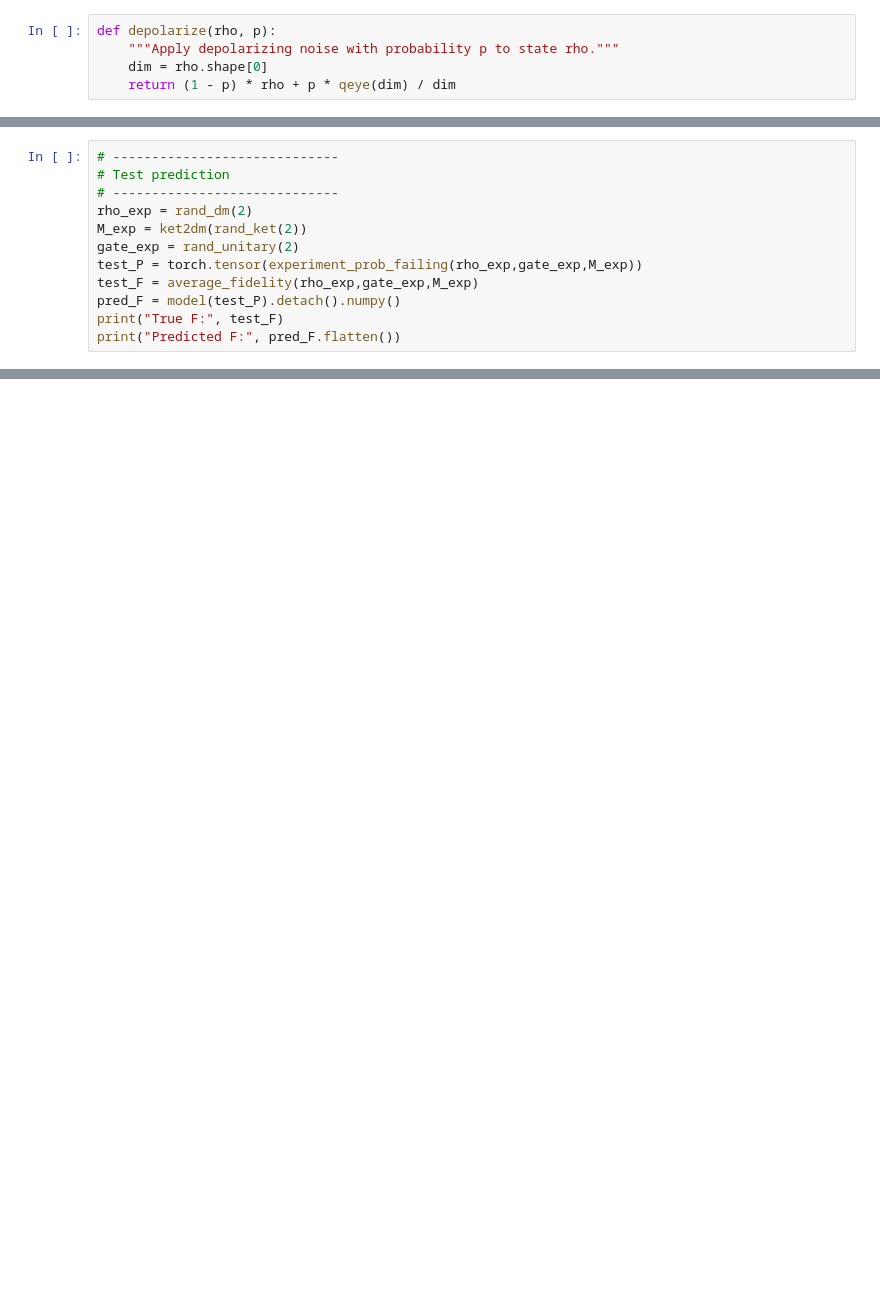
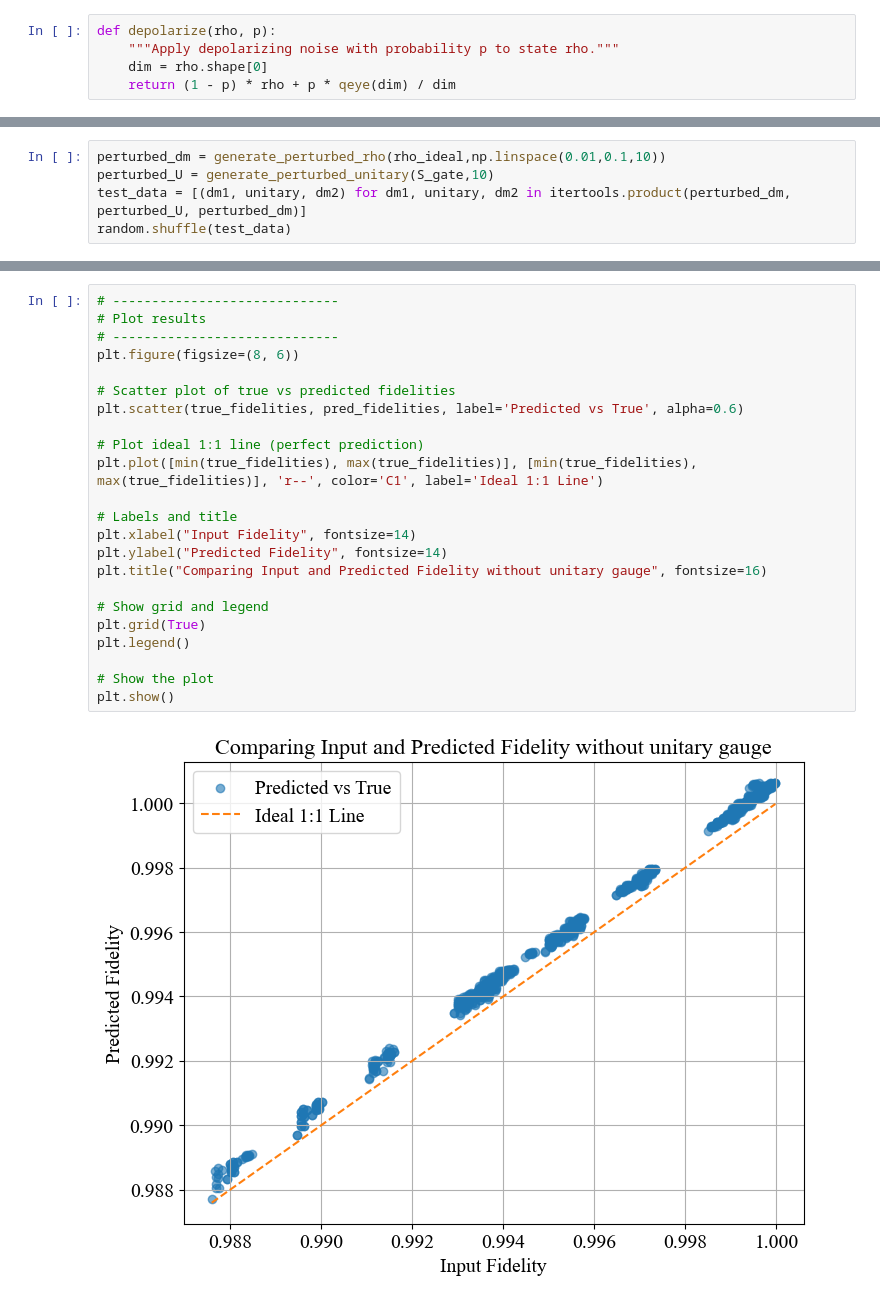
Before and after one commit to khanhuyengiang/aceqc, a Jupyter notebook: input_data.ipynb, the cells around one changed output, grey strips where cells are left out. Saved outputs shown, nothing was run; the diff lists cells and outputs as text; blank space fills up the shorter version.

```diff
--- a/input_data.ipynb
+++ b/input_data.ipynb
@@ -299,13 +199 @@ Epoch 40, Loss: 0.000000
 Epoch 50, Loss: 0.000000
-# %%
-# -----------------------------
-# Test prediction
-# -----------------------------
-rho_exp = rand_dm(2)
-M_exp = ket2dm(rand_ket(2))
-gate_exp = rand_unitary(2)
-test_P = torch.tensor(experiment_prob_failing(rho_exp,gate_exp,M_exp))
-test_F = average_fidelity(rho_exp,gate_exp,M_exp)
-pred_F = model(test_P).detach().numpy()
-print("True F:", test_F)
-print("Predicted F:", pred_F.flatten())
@@ -315,3 +200,8 @@ Predicted F: [0.9991953]
+# %%
+perturbed_dm = generate_perturbed_rho(rho_ideal,np.linspace(0.01,0.1,10))
+perturbed_U = generate_perturbed_unitary(S_gate,10)
+test_data = [(dm1, unitary, dm2) for dm1, unitary, dm2 in itertools.product(perturbed_dm, perturbed_U, perturbed_dm)]
+random.shuffle(test_data)
 # %%
 # -----------------------------
 # Test prediction
@@ -372,0 +231,25 @@ plt.show()
+# %%
+# -----------------------------
+# Plot results
+# -----------------------------
+plt.figure(figsize=(8, 6))
+
+# Scatter plot of true vs predicted fidelities
+plt.scatter(true_fidelities, pred_fidelities, label='Predicted vs True', alpha=0.6)
+
+# Plot ideal 1:1 line (perfect prediction)
+plt.plot([min(true_fidelities), max(true_fidelities)], [min(true_fidelities), max(true_fidelities)], 'r--', color='C1', label='Ideal 1:1 Line')
+
+# Labels and title
+plt.xlabel("Input Fidelity", fontsize=14)
+plt.ylabel("Predicted Fidelity", fontsize=14)
+plt.title("Comparing Input and Predicted Fidelity without unitary gauge", fontsize=16)
+
+# Show grid and legend
+plt.grid(True)
+plt.legend()
+
+# Show the plot
+plt.show()
+# %% [output]
+[figure, added]
```
Also changed, not shown: parts of 16 cells of this notebook, 4 other files.
